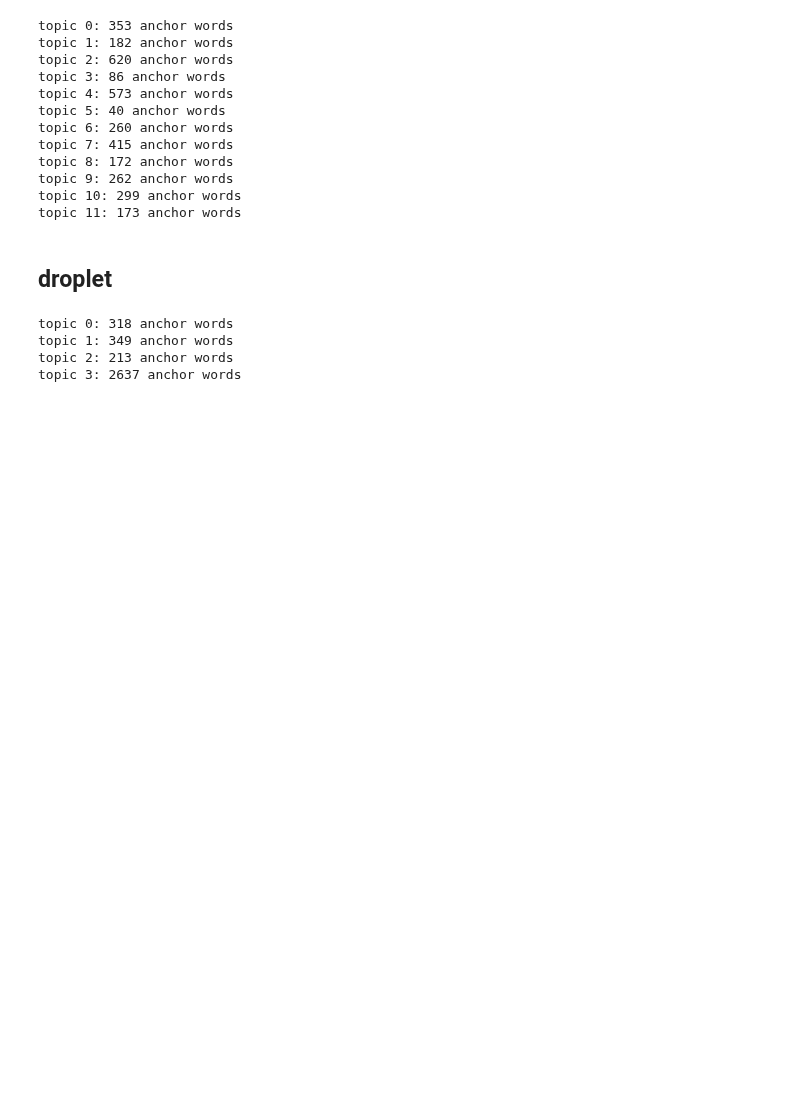
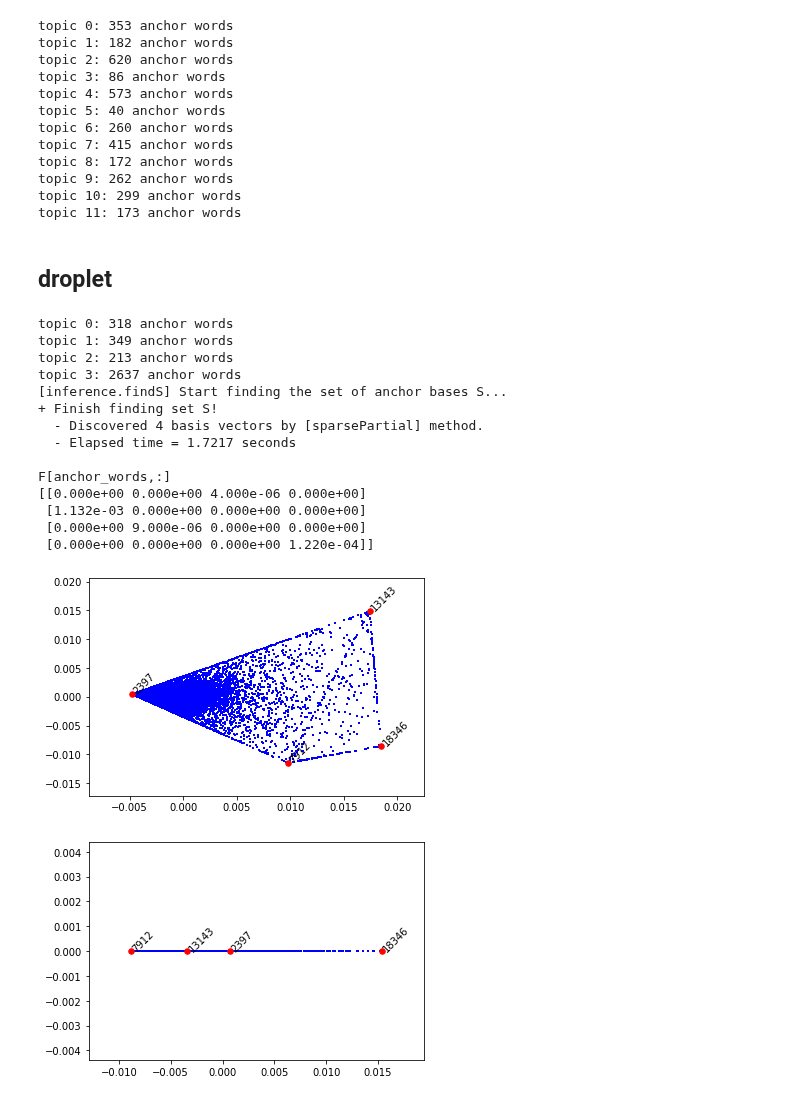
Before and after one commit to zihao12/pyJSMF-RAW, a Jupyter notebook: experiments/real_data_anchor_word.ipynb, the cells around one changed output. Cells and saved outputs as stored; diff of their text form; code cells hidden in the pictures; blank space fills up the shorter version.

```diff
--- a/experiments/real_data_anchor_word.ipynb
+++ b/experiments/real_data_anchor_word.ipynb
@@ -471,26 +473,50 @@ topic 11: 173 anchor words
 # %%
 dataname="droplet"
 datadir=f"../../../gdrive/github_data/fastTopics-experiments-data/output/{dataname}/rds"
 modelname=f"fit-{dataname}-scd-ex-k=4.rds"
 
 readRDS = robjects.r['readRDS']
 data = readRDS(f"{datadir}/{modelname}")
 fit = data.rx2('fit')
 
 L = np.asarray(fit.rx2('L'))
 F = np.asarray(fit.rx2('F'))
 del data, fit
 
 F, L = poisson2multinom(F, L)
 
 for i in range(F.shape[1]):
     n_anchor = find_anchor_word_k2(F, i).sum()
     print(f"topic {i}: {n_anchor} anchor words")
+
+k = F.shape[1]
+C = F @ L.T
+Cbar = C / C.sum(axis = 1)[:, None]
+
+S0, _, _ = findS(Cbar, k)
+print("F[anchor_words,:]")
+print(F[S0,:].round(6))
+
+Cbar = pca_proj(Cbar)
+vis_extremal_pca(Cbar, S0, which_dim = [0, 1], annotate=True,fontsize=10)
+vis_extremal_pca(Cbar, S0, which_dim = [2, 3], annotate=True,fontsize=10)
 # %% [output]
 topic 0: 318 anchor words
 topic 1: 349 anchor words
 topic 2: 213 anchor words
 topic 3: 2637 anchor words
+[inference.findS] Start finding the set of anchor bases S...
++ Finish finding set S!
+  - Discovered 4 basis vectors by [sparsePartial] method.
+  - Elapsed time = 1.7217 seconds
+
+F[anchor_words,:]
+[[0.000e+00 0.000e+00 4.000e-06 0.000e+00]
+ [1.132e-03 0.000e+00 0.000e+00 0.000e+00]
+ [0.000e+00 9.000e-06 0.000e+00 0.000e+00]
+ [0.000e+00 0.000e+00 0.000e+00 1.220e-04]]
+[figure, added]
+[figure, added]
 # %%
 dataname="droplet"
 datadir=f"../../../gdrive/github_data/fastTopics-experiments-data/output/{dataname}/rds"
```
Also changed, not shown: parts of 8 cells of this notebook, 1 other file.
